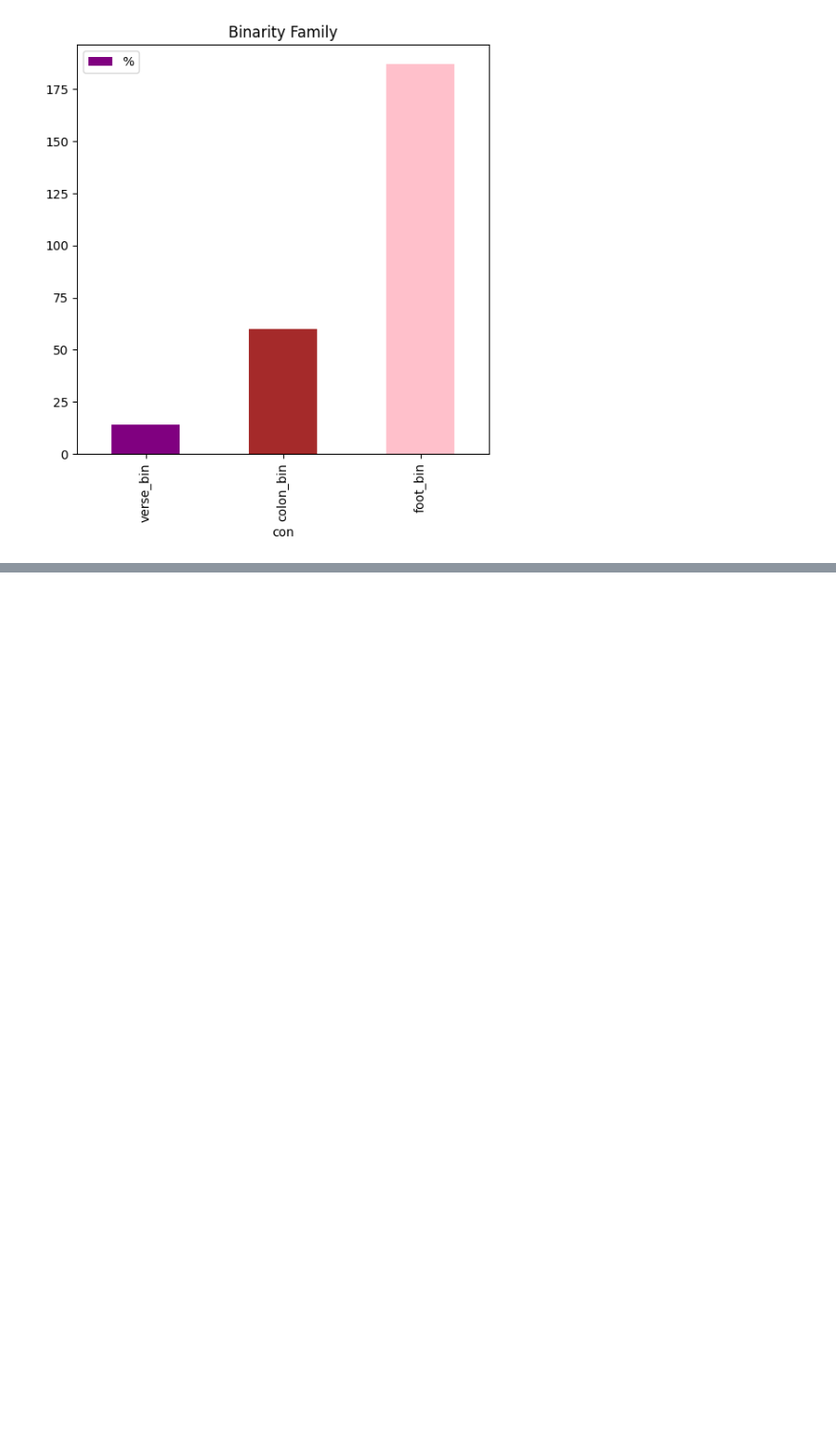
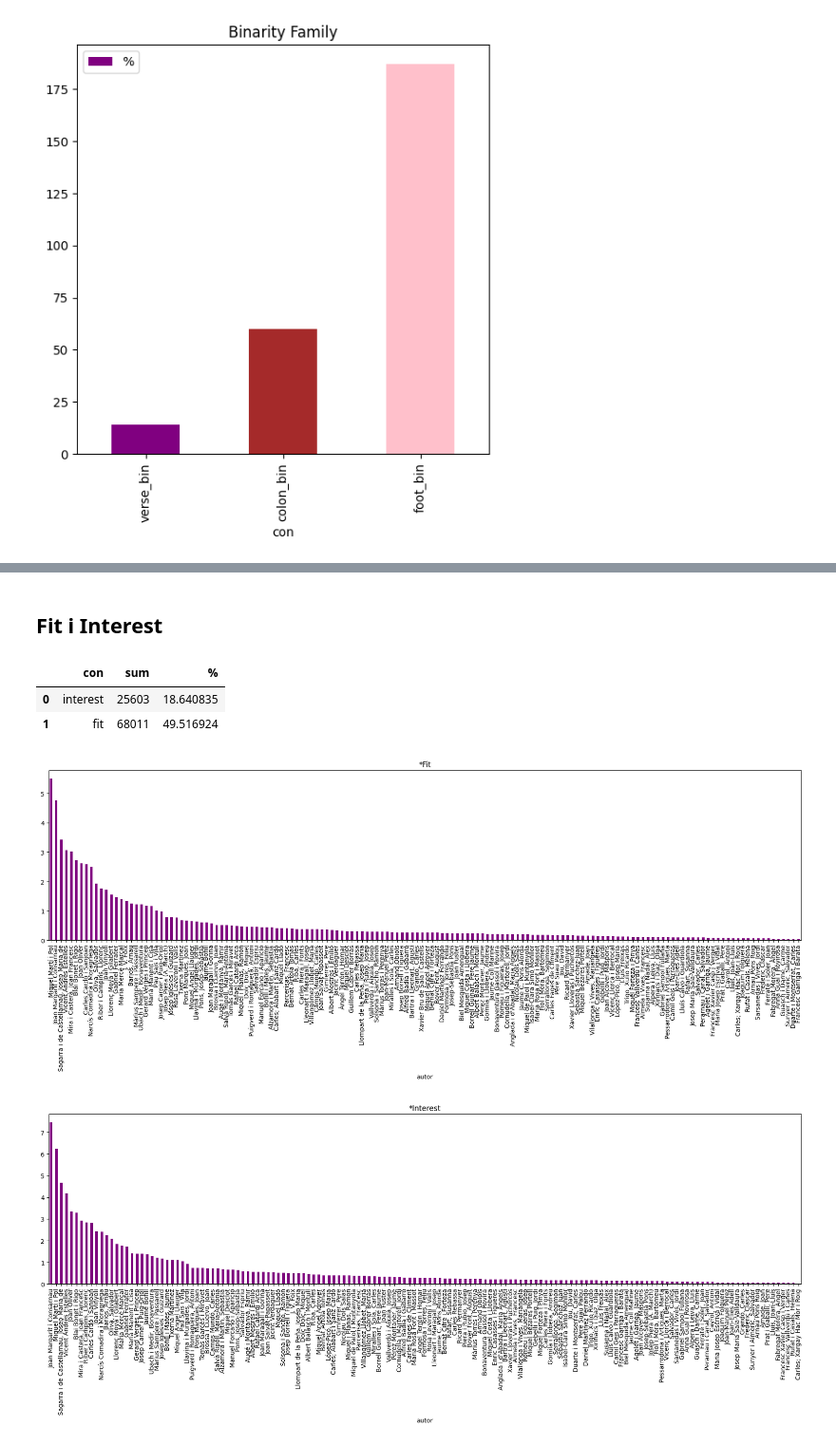
Before and after one commit to garaupere/AIMeRiC, a Jupyter notebook: AIMeRiC/data/notebooks/optimality.ipynb, the cells around one changed output, grey strips where cells are left out. Shown at 95% size. Drawn from its saved outputs; the diff is of its cells as text; code cells hidden in the pictures; blank space fills up the shorter version.

```diff
--- a/AIMeRiC/data/notebooks/optimality.ipynb
+++ b/AIMeRiC/data/notebooks/optimality.ipynb
@@ -160,0 +181,28 @@ binarity_analysis.plot(kind='bar', x='con', y='%', title='Binarity Family', colo
+# %% [markdown]
+## Fit i Interest
+# %%
+fit_interest_analysis = pd.DataFrame({
+'con': ['fit', 'interest'],
+'sum': [
+        ot_df['fit'].sum(),
+        ot_df['interest'].sum()
+     ],
+'%' : [
+        ot_df['fit'].sum() / ot_df['patró comparatiu'].count() * 100,
+        ot_df['interest'].sum() / ot_df['patró comparatiu'].count() * 100
+     ]})
+fit_interest_analysis = fit_interest_analysis.sort_values('sum', ascending=True)
+fit_interest_analysis = fit_interest_analysis.reset_index(drop=True)
+display(fit_interest_analysis)
+fit = ot_df[ot_df['fit'] > 0]
+interest = ot_df[ot_df['interest'] > 0]
+(fit['autor'].value_counts() / ot_df['fit'].sum() * 100).plot(kind='bar', title='*Fit', color='purple', figsize=(22, 5))
+plt.show()
+(interest['autor'].value_counts() / ot_df['interest'].sum() * 100).plot(kind='bar', title='*Interest', color='pink', figsize=(22, 5))
+plt.show()
+# %% [output]
+|  | con | sum | % |
+| 0 | interest | 25603 | 18.640835 |
+| 1 | fit | 68011 | 49.516924 |
+[figure, added]
+[figure, added]
```
Also changed, not shown: parts of 4 cells of this notebook, 3 other files.
